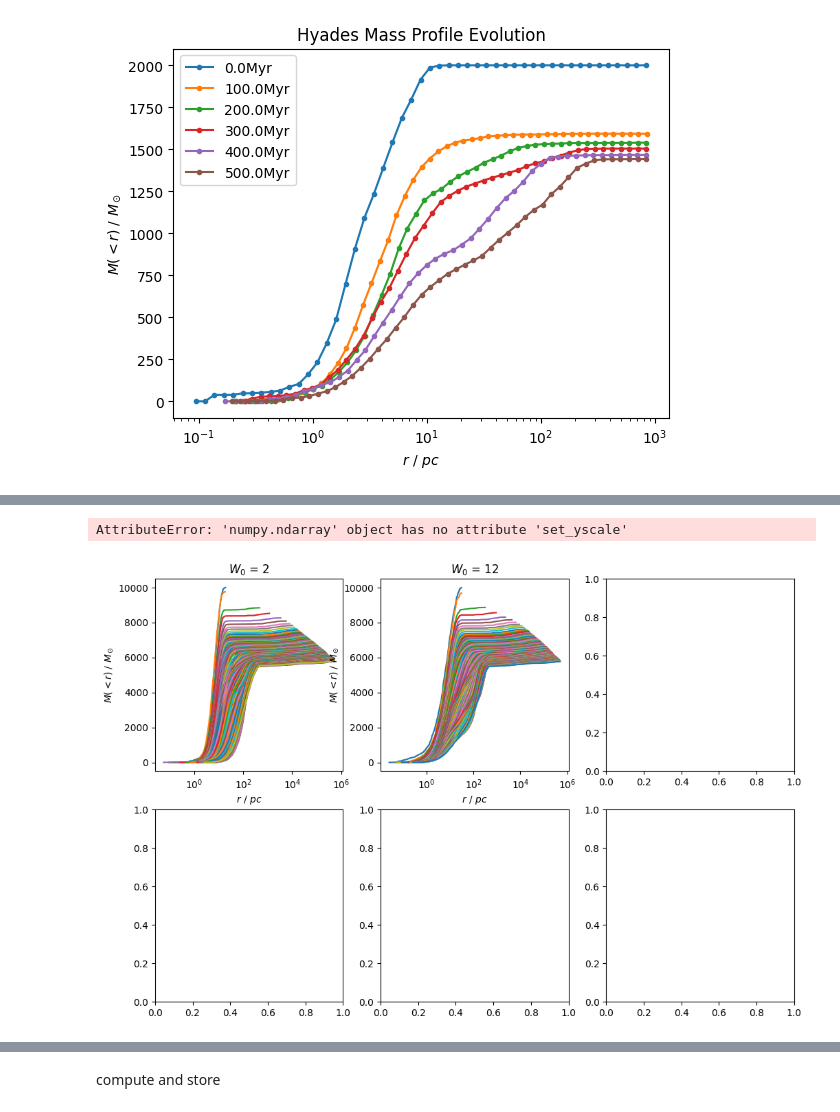
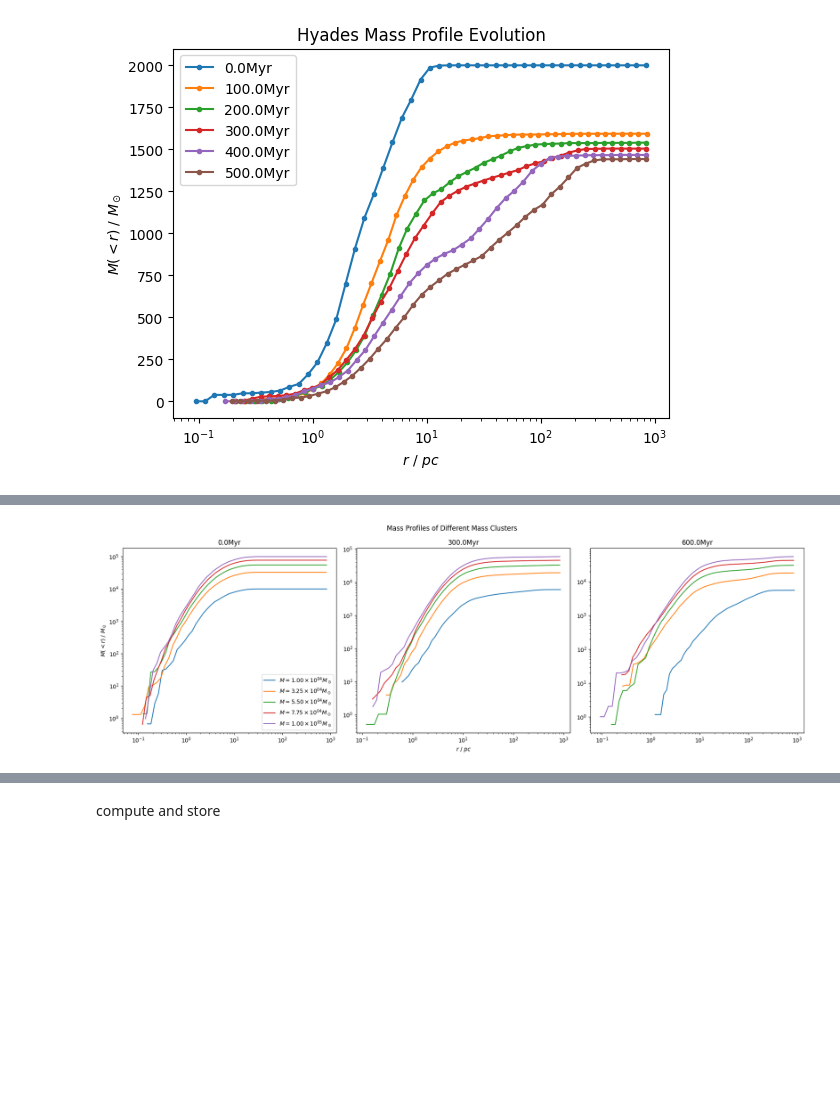
Before and after one commit to RSPicken2/stellar-streams, a Jupyter notebook: MassProfileAnalysis.ipynb, the cells around one changed output, grey strips where cells are left out. Saved outputs shown, nothing was run; the diff lists cells and outputs as text; code cells hidden in the pictures; blank space fills up the shorter version.

```diff
--- a/MassProfileAnalysis.ipynb
+++ b/MassProfileAnalysis.ipynb
@@ -369,3 +426,37 @@ plt.show()
+# %%
+times = [0, 300, 600]
+experiment_path = source + '/Mass'
+
+runs_data = get_runs_data(experiment_path, times)
+
+runs_mass_profiles = find_mass_profiles_experiment(runs_data, bins=50, rmax=10**3)
+# %%
+fig, axes = plt.subplots(1, len(times), figsize=(6*len(times),6))
+
+for run, mass_profiles in runs_mass_profiles.items():
+    first = True
+    for ax, (time, (r_sort, _, m_sums)) in zip(axes, mass_profiles.items()):
+        mantissa, exponent = f"{run:.2e}".split("e+")
+
+        ax.plot(r_sort, m_sums, label=fr'$M={{{mantissa}}}\times 10^{{{exponent}}} M_\odot$' if first else '')
+        ax.set_xscale('log')
+        ax.set_yscale('log')
+        ax.set_title(f'{time:.1f}Myr')
+
+        first = False
+
+
+axes[len(times)//2].set_xlabel(r'$r$ / $pc$')
+axes[0].set_ylabel(r'$M(<r)$ / $M_\odot$')
+axes[0].legend()
+
+plt.suptitle('Mass Profiles of Different Mass Clusters')
+
+plt.tight_layout()
+plt.savefig('Images/M_mass_profiles.png')
+plt.show()
+# %% [output]
+[figure, added]
 # %%
 times = np.logspace(np.log10(1), np.log10(600), num=10)
 experiment_path = source + '/Concentration'
@@ -373,22 +464,3 @@ experiment_path = source + '/Concentration'
 runs_data = get_runs_data(experiment_path, times)
 
 runs_mass_profiles = find_mass_profiles_experiment(runs_data)
-# %%
-ncols = 3
-nrows = int(np.ceil(len(runs_data) / ncols))
-fig, axes = plt.subplots(nrows, ncols, figsize=(12, 4*nrows))
-
-plot_mass_profiles(fig, axes, runs_mass_profiles_w0, titlehead=r'$W_0$ = ')
-
-for ax in axes:
-    ax.set_yscale('log')
-
-axes[0][0].legend(fontsize=6)
-plt.tight_layout()
-plt.show()
-
-# change to be panells with the different runs then use different pannels to show different times
-# sub panel showing ratios of the lines compares to W0=6
-# %% [output]
-AttributeError: 'numpy.ndarray' object has no attribute 'set_yscale'
-[figure, removed]
```
Also changed, not shown: parts of 11 cells of this notebook.
